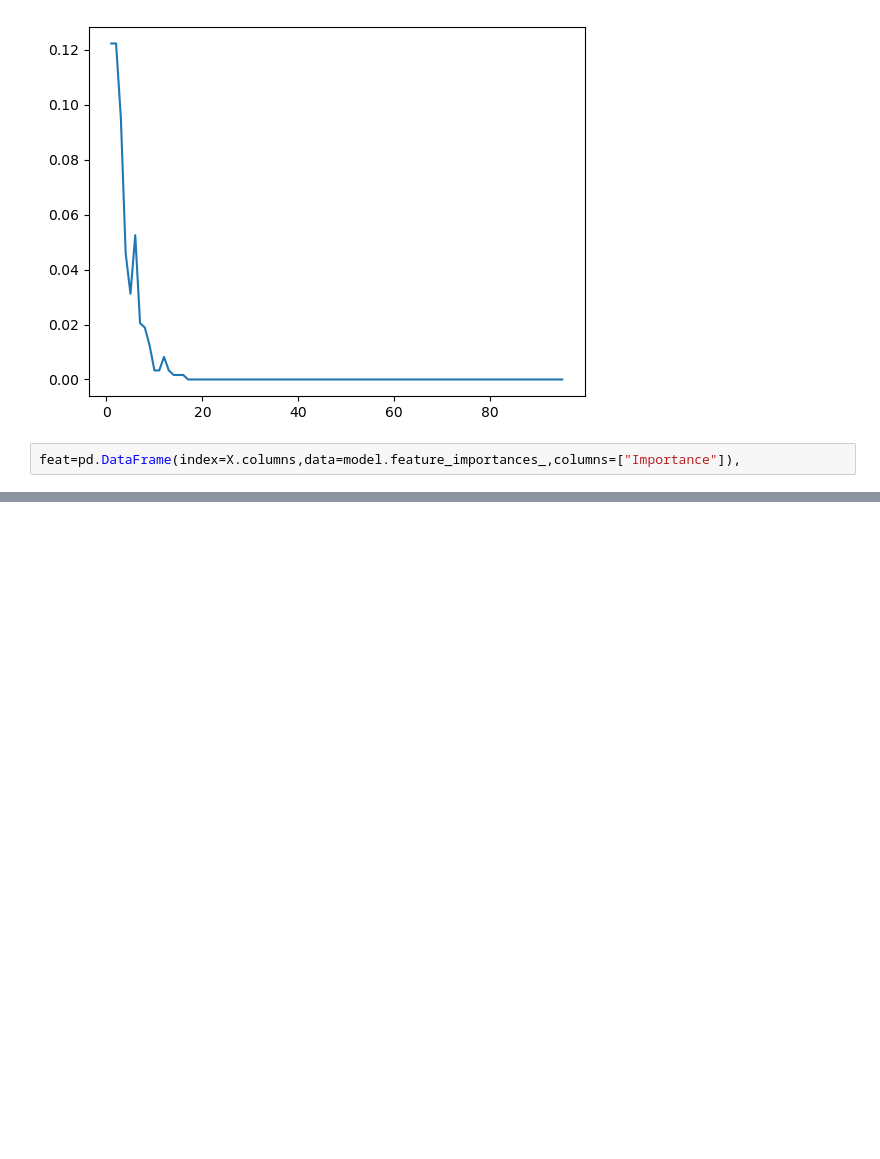
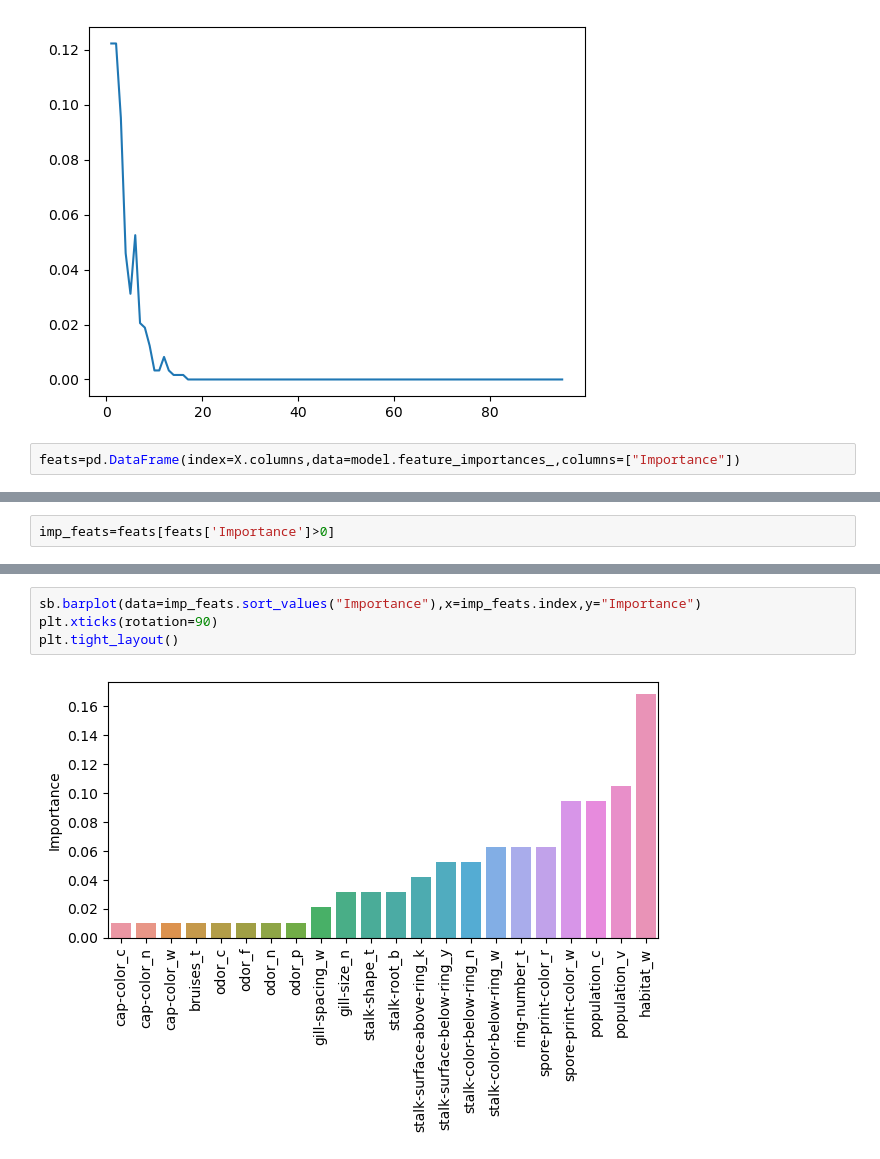
Before and after one commit to habib33-3/Python-Data-Science, a Jupyter notebook: Boosting/Adaboosting .ipynb, the cells around one changed output, grey strips where cells are left out. Drawn from its saved outputs; the diff is of its cells as text; blank space fills up the shorter version.

```diff
--- a/Boosting/Adaboosting .ipynb
+++ b/Boosting/Adaboosting .ipynb
@@ -182,4 +182,4 @@ plt.plot(range(1,96),error_rates)
 [<matplotlib.lines.Line2D at 0x...>]
 [figure]
 # %%
-feat=pd.DataFrame(index=X.columns,data=model.feature_importances_,columns=["Importance"]),
+feats=pd.DataFrame(index=X.columns,data=model.feature_importances_,columns=["Importance"])
@@ -202,0 +202,2 @@ feat
+# %%
+imp_feats=feats[feats['Importance']>0]
@@ -202,0 +224,6 @@ feat
+# %%
+sb.barplot(data=imp_feats.sort_values("Importance"),x=imp_feats.index,y="Importance")
+plt.xticks(rotation=90)
+plt.tight_layout()
+# %% [output]
+[figure, added]
```
Also changed, not shown: parts of 3 cells of this notebook, 3 other files.
